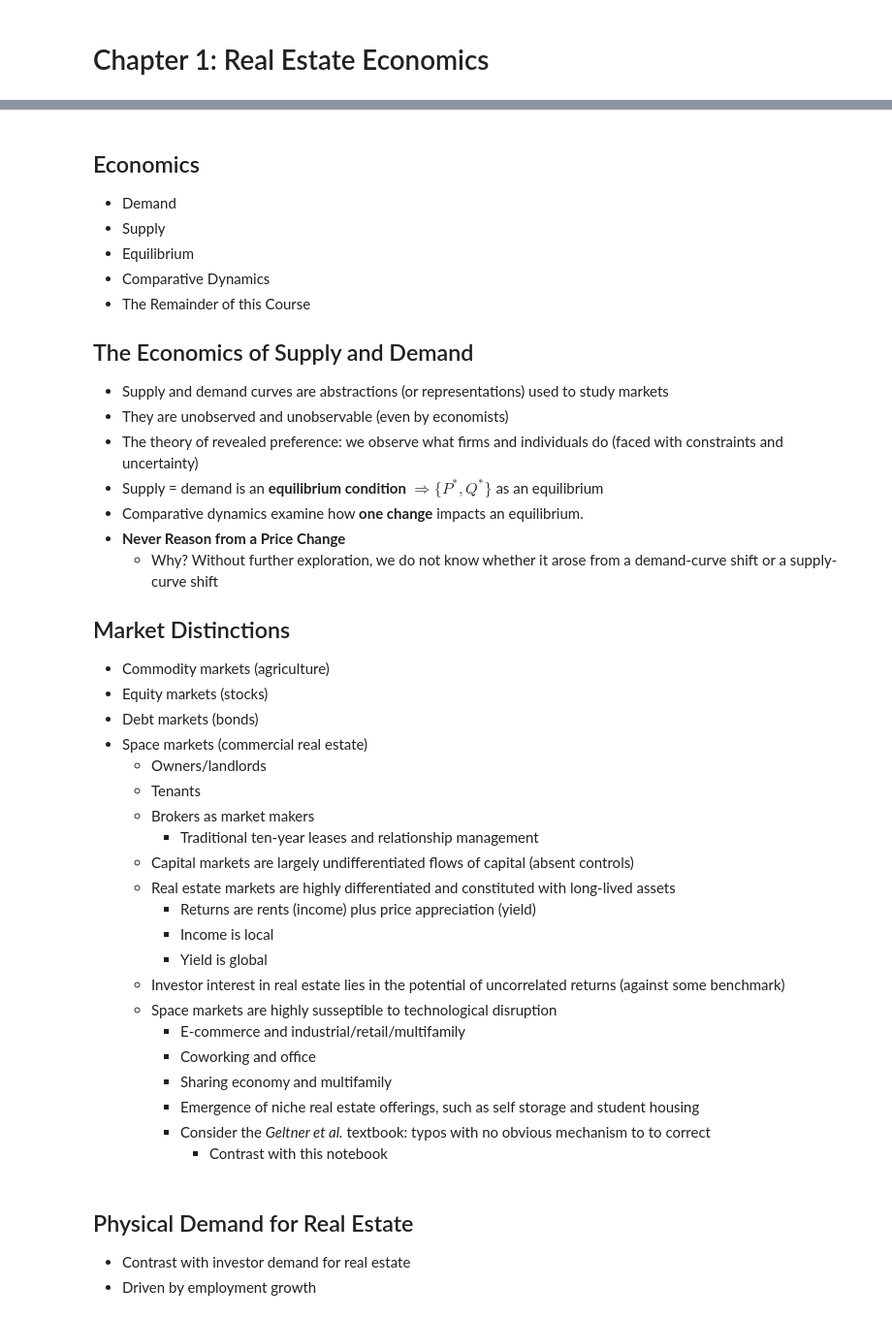
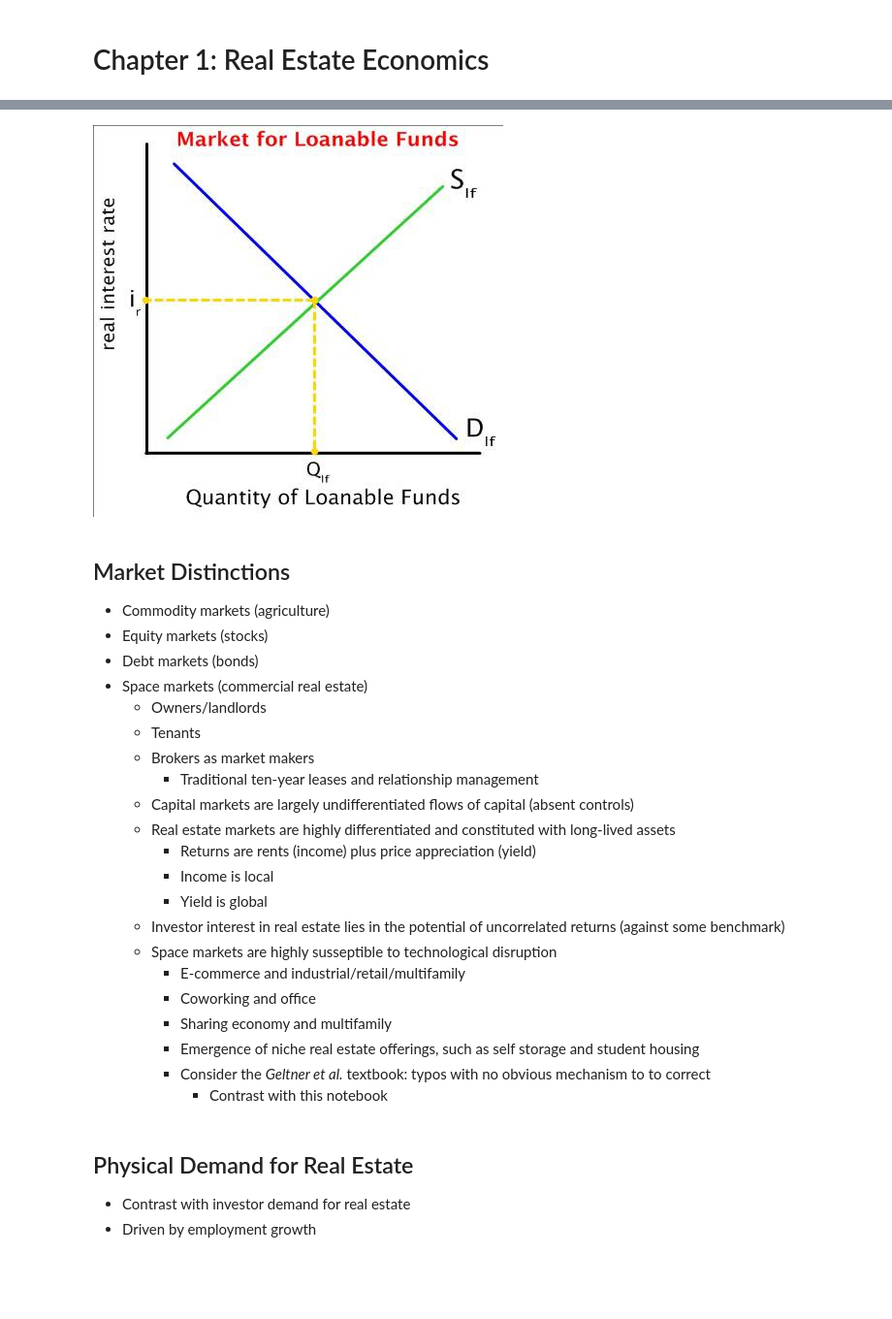
Before and after one commit to thsavage/REAL1-GC.1035, a Jupyter notebook: Notes.ipynb, the cells around one changed output, grey strips where cells are left out. Shown at 97% size. Drawn from its saved outputs; the diff is of its cells as text; code cells hidden in the pictures; blank space fills up the shorter version.

```diff
--- a/Notes.ipynb
+++ b/Notes.ipynb
@@ -3,20 +24,14 @@
+# %%
+from PIL import Image
+import urllib.request as url
+import io
+
+fd = url.urlopen("https://sbhshgovapmacro.files.wordpress.com/2011/04/loanable-funds-graph.jpg")
+image_file = io.BytesIO(fd.read())
+Image.open(image_file)
+# %% [output]
+[figure, added]
 # %% [markdown]
-## Economics
-* Demand
-* Supply
-* Equilibrium
-* Comparative Dynamics
-* The Remainder of this Course
-
-## The Economics of Supply and Demand
-* Supply and demand curves are abstractions (or representations) used to study markets
-* They are unobserved and unobservable (even by economists)
-* The theory of revealed preference: we observe what firms and individuals do (faced with constraints and uncertainty)
-* Supply = demand is an **equilibrium condition** $\Rightarrow \{P^*, Q^*\}$ as an equilibrium
-* Comparative dynamics examine how **one change** impacts an equilibrium.
-* **Never Reason from a Price Change**
-    * Why?  Without further exploration, we do not know whether it arose from a demand-curve shift or a supply-curve shift
-
 ## Market Distinctions
 * Commodity markets (agriculture)
 * Equity markets (stocks)
```
Also changed, not shown: parts of 5 cells of this notebook.
